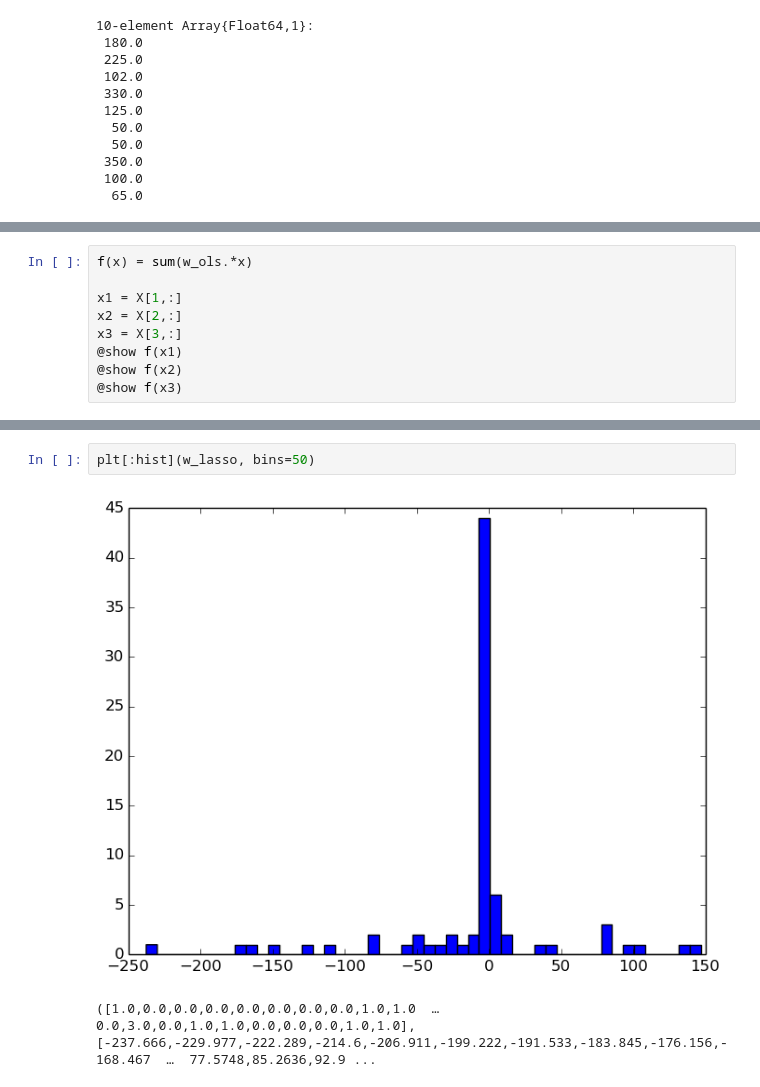
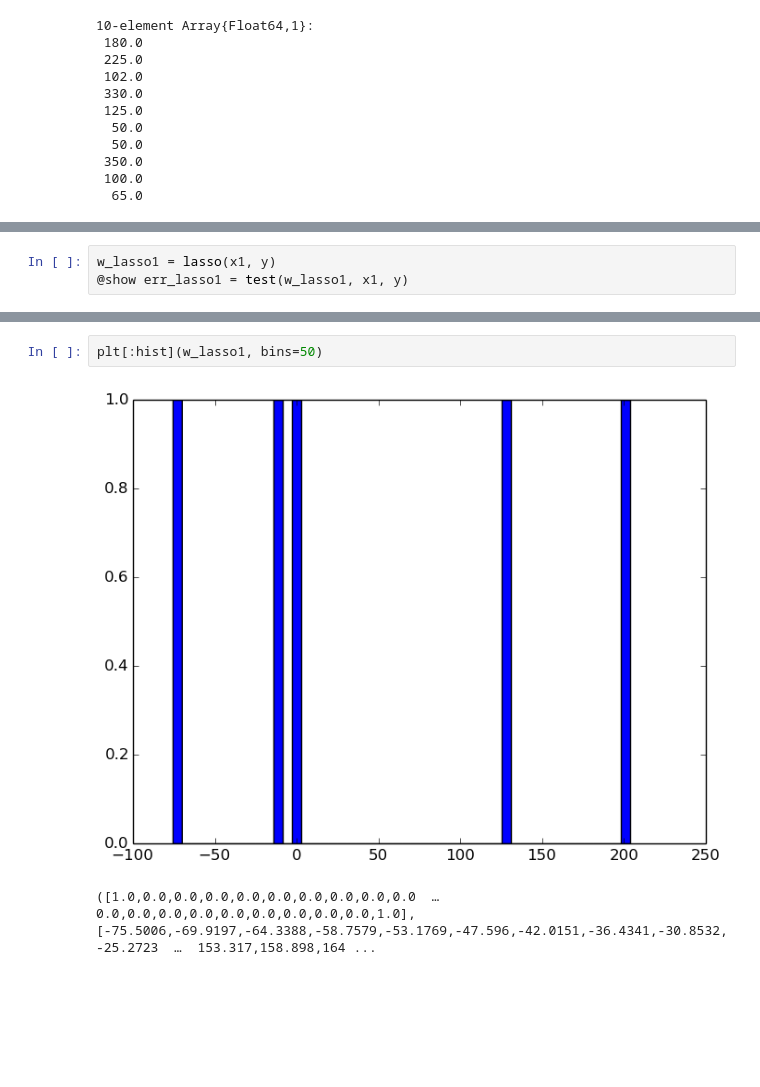
Before and after one commit to ajzwu8/Fairbnb, a Jupyter notebook: model_training.ipynb, the cells around one changed output, grey strips where cells are left out. Drawn from its saved outputs; the diff is of its cells as text; blank space fills up the shorter version.

```diff
--- a/model_training.ipynb
+++ b/model_training.ipynb
@@ -227,9 +200,0 @@ w_ols = X \ Y = [-9.80038e-6,0.000312973,-5.98727e-5,-3.09969e-5,-0.000729442,0.
-# %%
-f(x) = sum(w_ols.*x)
-
-x1 = X[1,:]
-x2 = X[2,:]
-x3 = X[3,:]
-@show f(x1)
-@show f(x2)
-@show f(x3)
@@ -354,0 +245,3 @@ WARNING: Problem status UnknownError; solution may be inaccurate.
+# %%
+w_lasso1 = lasso(x1, y)
+@show err_lasso1 = test(w_lasso1, x1, y)
@@ -360,5 +312,5 @@ plt[:hist](w_ridge)
 # %%
-plt[:hist](w_lasso, bins=50)
+plt[:hist](w_lasso1, bins=50)
 # %% [output]
-[figure, old version]
+[figure, new version]
-([1.0,0.0,0.0,0.0,0.0,0.0,0.0,0.0,1.0,1.0  …  0.0,3.0,0.0,1.0,1.0,0.0,0.0,0.0,1.0,1.0],[-237.666,-229.977,-222.289,-214.6,-206.911,-199.222,-191.533,-183.845,-176.156,-168.467  …  77.5748,85.2636,92.9 ...
+([1.0,0.0,0.0,0.0,0.0,0.0,0.0,0.0,0.0,0.0  …  0.0,0.0,0.0,0.0,0.0,0.0,0.0,0.0,0.0,1.0],[-75.5006,-69.9197,-64.3388,-58.7579,-53.1769,-47.596,-42.0151,-36.4341,-30.8532,-25.2723  …  153.317,158.898,164 ...
```
Also changed, not shown: parts of 13 cells of this notebook.
